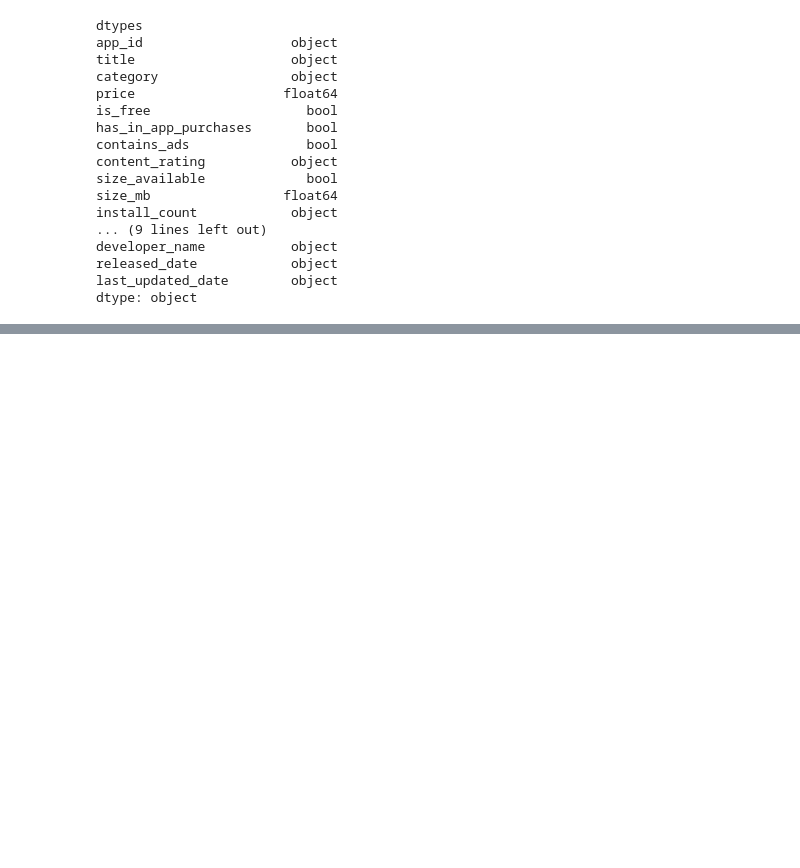
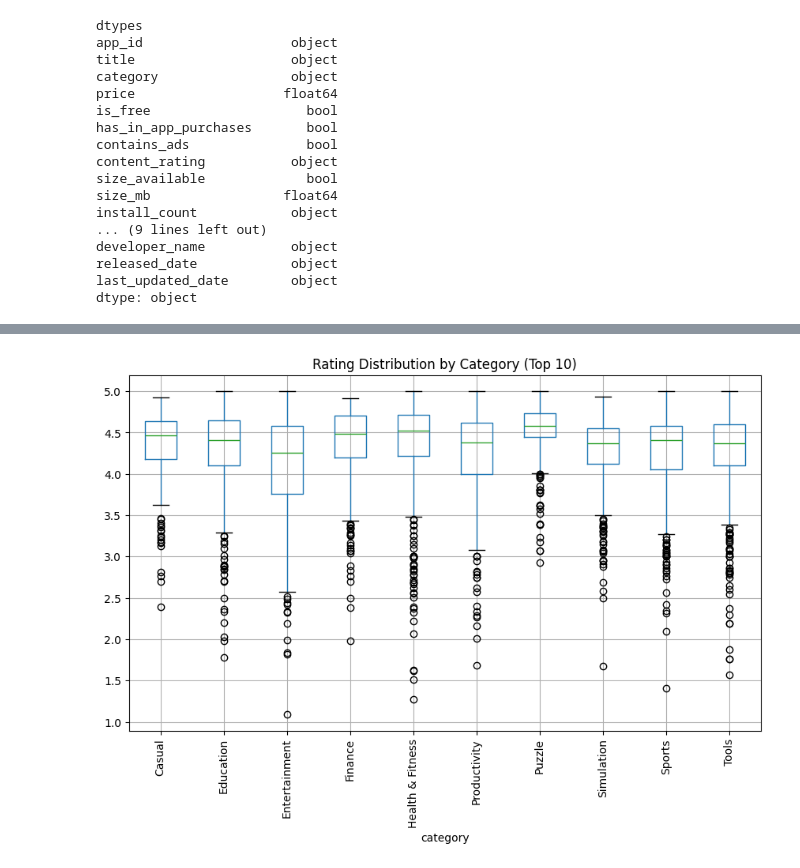
Before and after one commit to PradeepS-0459/appiq-google-play-success-analysis, a Jupyter notebook: analysis.ipynb, the cells around one changed output, grey strips where cells are left out. Cells and saved outputs as stored; diff of their text form; code cells hidden in the pictures; blank space fills up the shorter version.

```diff
--- a/analysis.ipynb
+++ b/analysis.ipynb
@@ -141,0 +165,10 @@ df['high_engagement'] = (df['average_rating'] > category_medians).astype(int)
+# %%
+# Box plot of ratings for the 10 largest categories
+
+top_categories = df['category'].value_counts().head(10).index
+df[df['category'].isin(top_categories)].boxplot(column='average_rating', by='category', rot=90, figsize=(10, 6))
+plt.title('Rating Distribution by Category (Top 10)')
+plt.suptitle('')
+plt.show()
+# %% [output]
+[figure, added]
```
Also changed, not shown: parts of 22 cells of this notebook.
